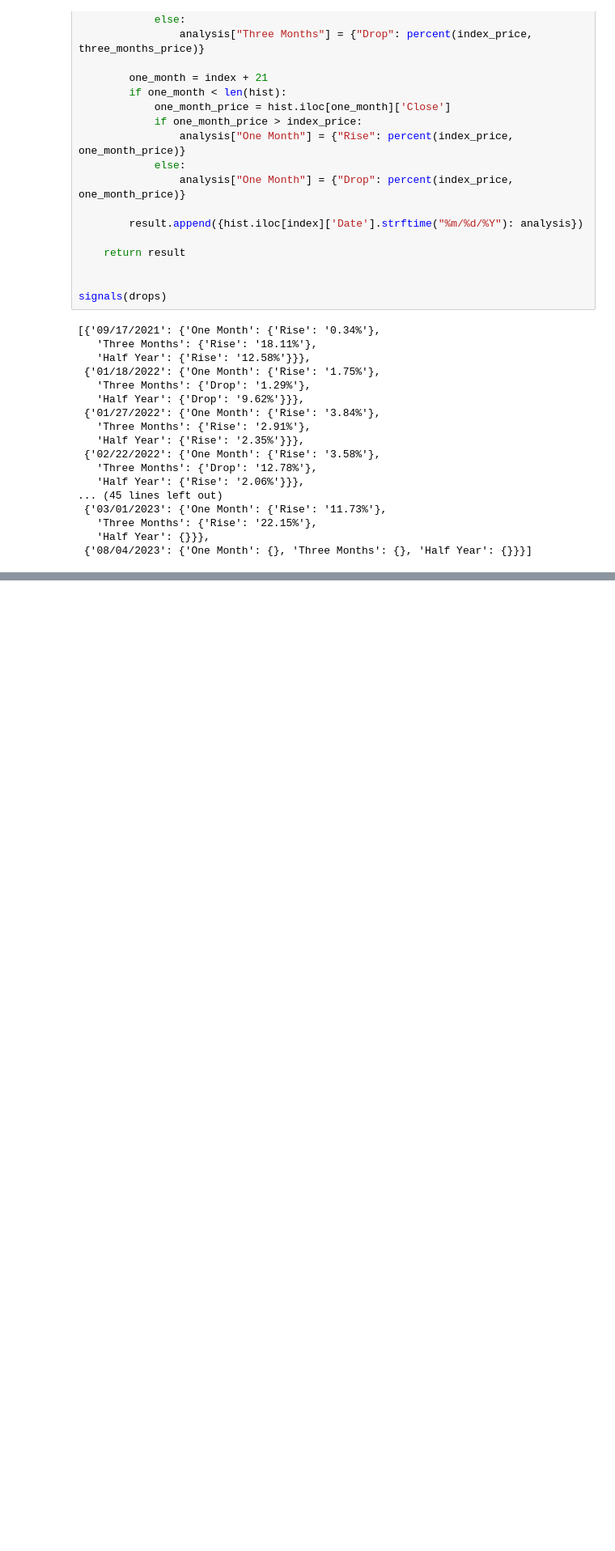
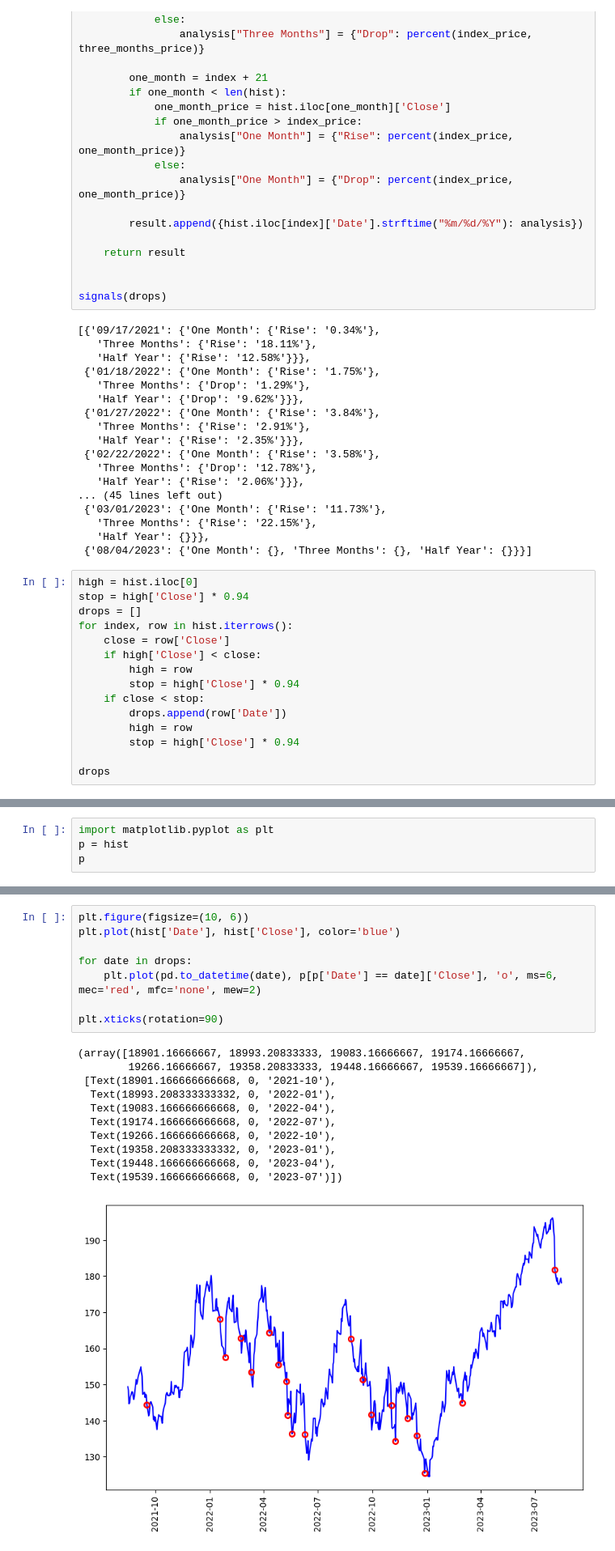
Before and after one commit to zhaoyizhuang/IE6600-Final, a Jupyter notebook: python-analysis/Final-Analyze.ipynb, the cells around one changed output, grey strips where cells are left out. Shown at 81% size. Drawn from its saved outputs; the diff is of its cells as text; blank space fills up the shorter version.

```diff
--- a/python-analysis/Final-Analyze.ipynb
+++ b/python-analysis/Final-Analyze.ipynb
@@ -273,3 +273,18 @@ signals(drops)
    'Three Months': {'Rise': '22.15%'},
    'Half Year': {}}},
  {'08/04/2023': {'One Month': {}, 'Three Months': {}, 'Half Year': {}}}]
+# %%
+high = hist.iloc[0]
+stop = high['Close'] * 0.94
+drops = []
+for index, row in hist.iterrows():
+    close = row['Close']
+    if high['Close'] < close:
+        high = row
+        stop = high['Close'] * 0.94
+    if close < stop:
+        drops.append(row['Date'])
+        high = row
+        stop = high['Close'] * 0.94
+
+drops
@@ -275,0 +309,4 @@ signals(drops)
+# %%
+import matplotlib.pyplot as plt
+p = hist
+p
@@ -275,0 +327,20 @@ signals(drops)
+# %%
+plt.figure(figsize=(10, 6))
+plt.plot(hist['Date'], hist['Close'], color='blue')
+
+for date in drops:
+    plt.plot(pd.to_datetime(date), p[p['Date'] == date]['Close'], 'o', ms=6, mec='red', mfc='none', mew=2)
+
+plt.xticks(rotation=90)
+# %% [output]
+(array([18901.16666667, 18993.20833333, 19083.16666667, 19174.16666667,
+        19266.16666667, 19358.20833333, 19448.16666667, 19539.16666667]),
+ [Text(18901.166666666668, 0, '2021-10'),
+  Text(18993.208333333332, 0, '2022-01'),
+  Text(19083.166666666668, 0, '2022-04'),
+  Text(19174.166666666668, 0, '2022-07'),
+  Text(19266.166666666668, 0, '2022-10'),
+  Text(19358.208333333332, 0, '2023-01'),
+  Text(19448.166666666668, 0, '2023-04'),
+  Text(19539.166666666668, 0, '2023-07')])
+[figure, added]
```
Also changed, not shown: parts of 7 cells of this notebook, 7 other files.
